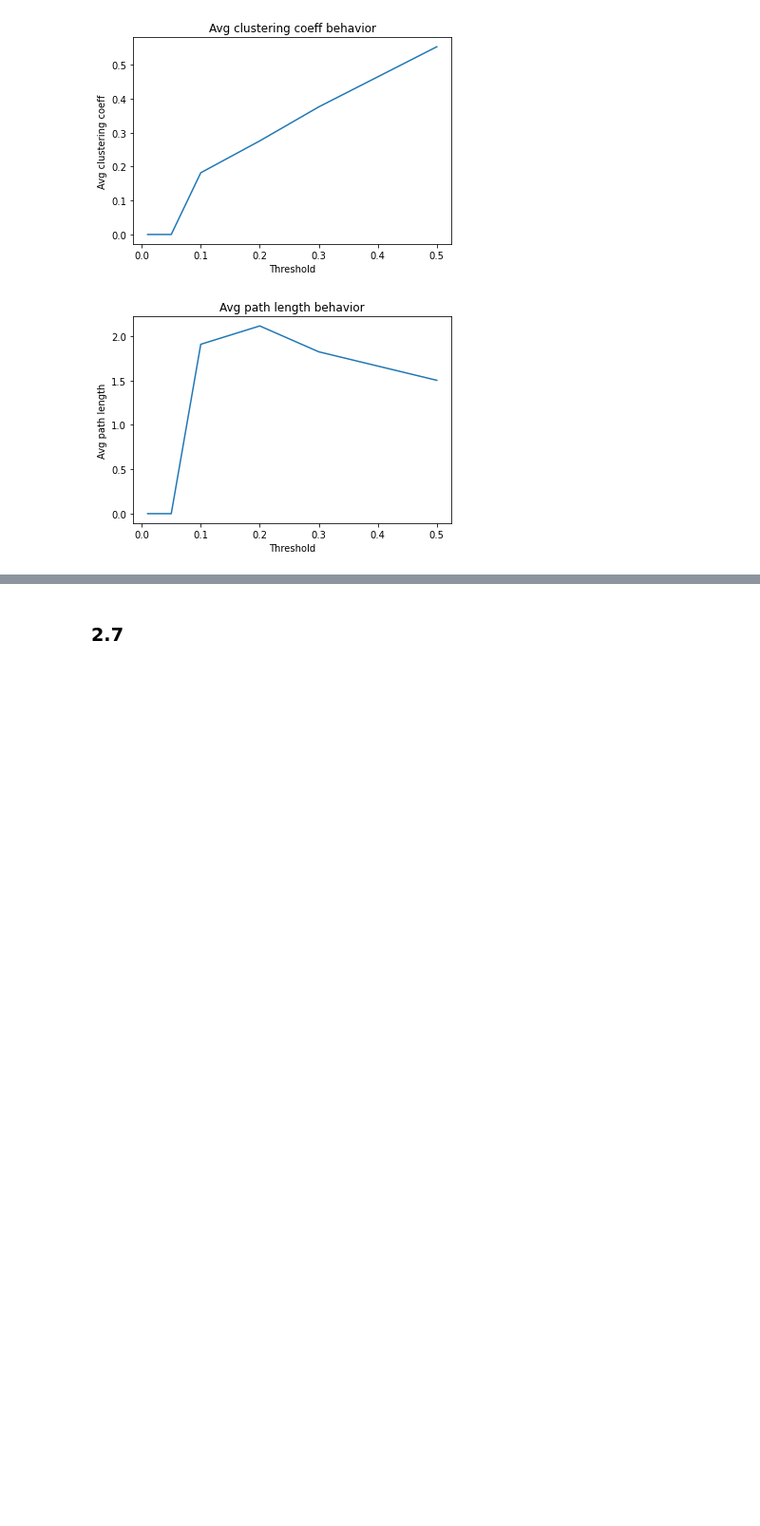
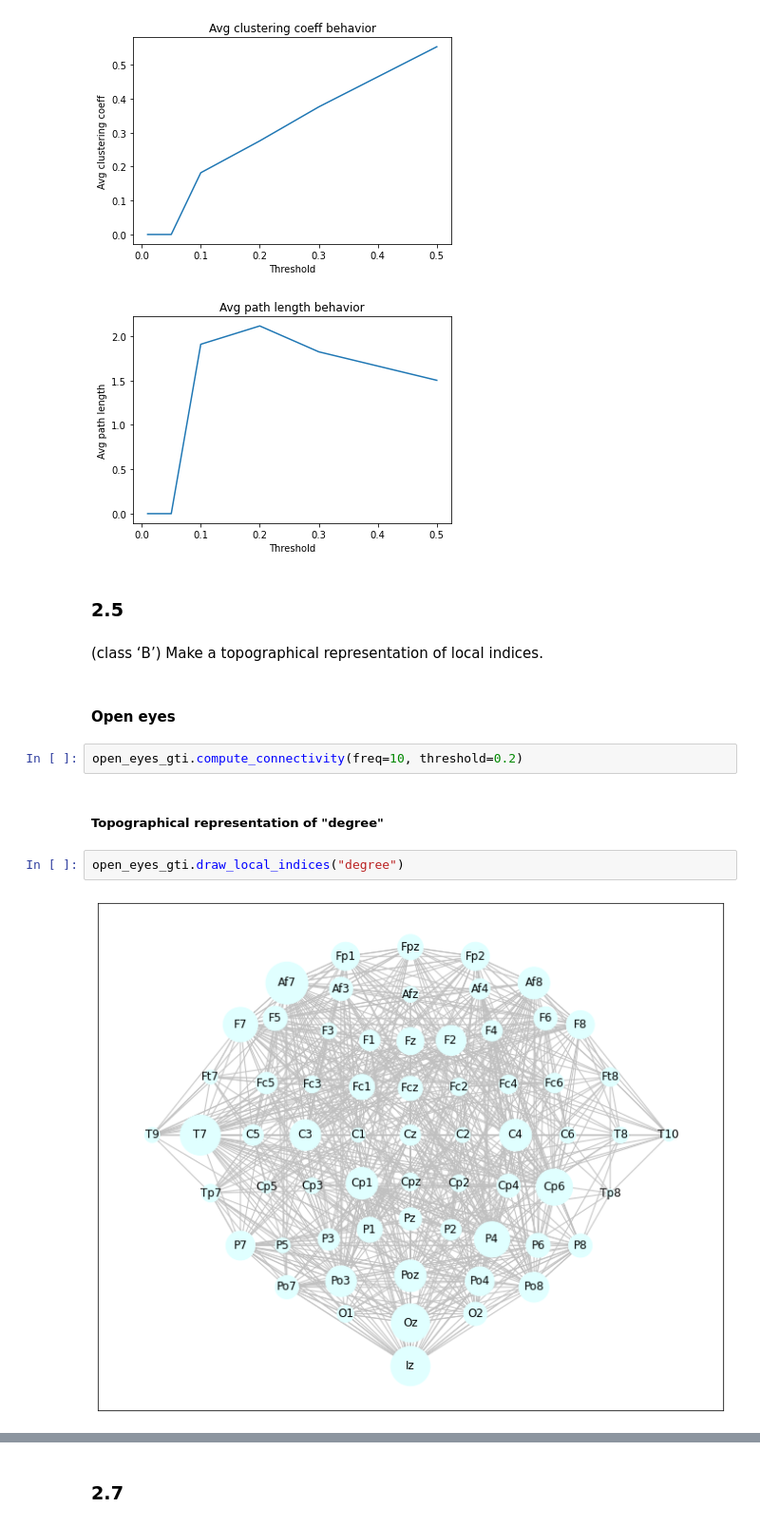
Before and after one commit to paolomandica/brain-network-analysis, a Jupyter notebook: graph_theory_indices.ipynb, the cells around one changed output, grey strips where cells are left out. Shown at 95% size. Saved outputs shown, nothing was run; the diff lists cells and outputs as text; blank space fills up the shorter version.

```diff
--- a/graph_theory_indices.ipynb
+++ b/graph_theory_indices.ipynb
@@ -223,3 +226,17 @@ Computing for t = 0.5
 Time passed: 57 seconds
 [figure]
 [figure]
+# %% [markdown]
+### 2.5
+# %% [markdown]
+(class ‘B’) Make a topographical representation of local indices.
+# %% [markdown]
+#### Open eyes
+# %%
+open_eyes_gti.compute_connectivity(freq=10, threshold=0.2)
+# %% [markdown]
+##### Topographical representation of "degree"
+# %%
+open_eyes_gti.draw_local_indices("degree")
+# %% [output]
+[figure, added]
```
Also changed, not shown: parts of 13 cells of this notebook, 3 other files.
